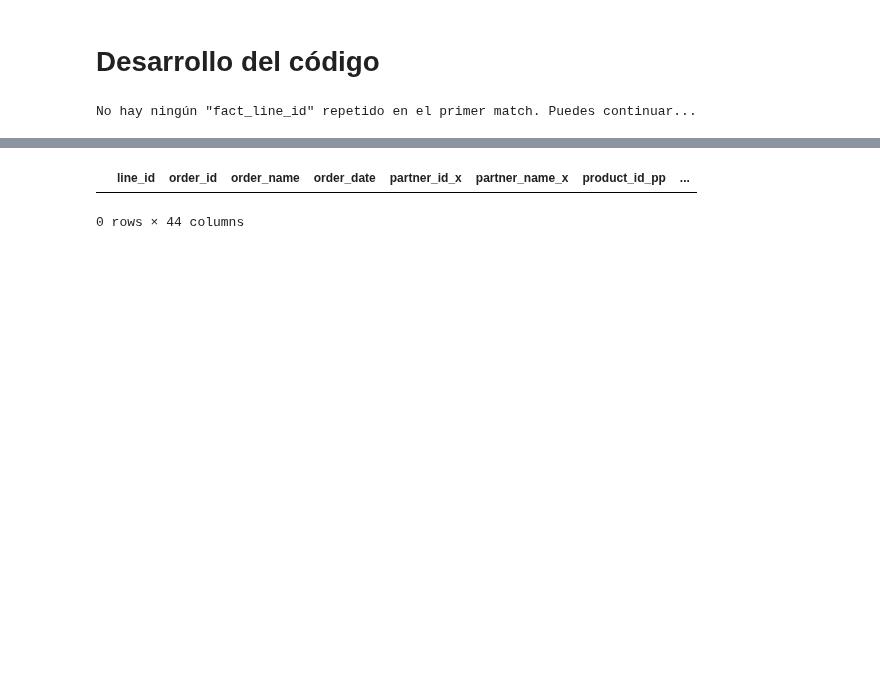
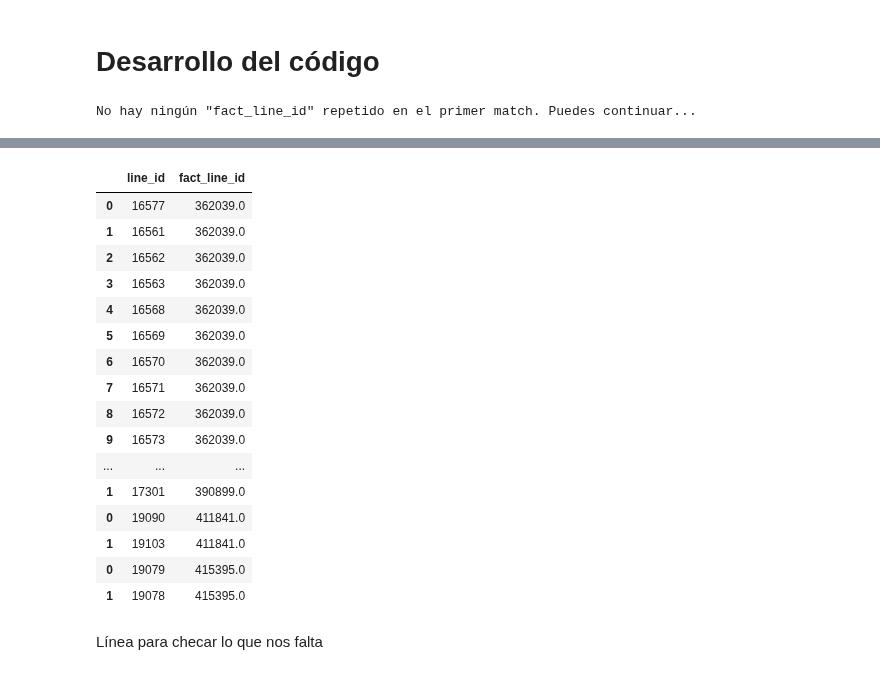
Before and after one commit to ecostichp/odoo_comisiones, a Jupyter notebook: comisiones/algoritmos/algoritmo_costo_de_venta_mes_func.ipynb, the cells around one changed output, grey strips where cells are left out. Drawn from its saved outputs; the diff is of its cells as text; code cells hidden in the pictures; blank space fills up the shorter version.

```diff
--- a/comisiones/algoritmos/algoritmo_costo_de_venta_mes_func.ipynb
+++ b/comisiones/algoritmos/algoritmo_costo_de_venta_mes_func.ipynb
@@ -294,7 +294,7 @@ def compras_func(compras_doc:pd.DataFrame, compras_line:pd.DataFrame, ultimo_cos
 # %% [markdown]
 # Pruebas
 # %%
-mes = 1
+mes = 6
 
 api_params = api_params_func()
 search_costo_ventas = search_costo_ventas_func(mes, tolerance=[0,0])
@@ -467,8 +469,6 @@ for i in range(len(compras_especiales_after_match_1)):
                 (~ventas_after_match_1['fact_line_id'].isin(match_2['fact_line_id']))
                 & (ventas_after_match_1['salesperson_name'] == linea_compra['vendedora'])
                 & (ventas_after_match_1['product_id'] == linea_compra['product_id_pp'])
-                # & (ventas_after_match_1['invoice_date'] >= linea_compra['order_date'] - pd.Timedelta(days=5))
-                # & (ventas_after_match_1['invoice_date'] <= linea_compra['order_date'] + pd.Timedelta(days=5))
             ]
 
     if not mini_df.empty:
@@ -479,24 +479,23 @@ for i in range(len(compras_especiales_after_match_1)):
         index = df_sort[df_sort['cumsum'] == linea_compra['product_qty']].index[0] if not df_sort[df_sort['cumsum'] == linea_compra['product_qty']].index.empty else None
         if index != None:
             df_sort.loc[:index , 'line_id'] = linea_compra['line_id']
+            df_to_keep = df_sort.loc[~df_sort['line_id'].isna()]
 
             if match_2.empty:
-                match_2 = df_sort.loc[~df_sort['line_id'].isna(), ['line_id','fact_line_id']].copy()
+                match_2 = df_to_keep[['line_id','fact_line_id']].copy()
             else:
                 match_2 = pd.concat([
                             match_2,
-                            df_sort.loc[~df_sort['line_id'].isna(), ['line_id','fact_line_id']],
+                            df_to_keep[['line_id','fact_line_id']],
                         ])
-
-        else:
-            df_sort.loc[:index , 'line_id'] = pd.NA
 # %%
 # Después de correr el 2do match, las ventas restantes
 ventas_after_match_2 = ventas_after_match_1.loc[
                                         ~ventas_after_match_1['fact_line_id'].isin(match_2['fact_line_id'])
                                     ]
 
-# Después de correr el 2do match, las compras restantes.
+# Después de correr el 2do match, las compras que restan y que sí tendrán venta a la cual mercharse.
 compras_especiales_after_match_2 = compras_especiales_after_match_1.loc[
-                                            ~compras_especiales_after_match_1['line_id'].isin(match_2['line_id'])
+                                            (~compras_especiales_after_match_1['line_id'].isin(match_2['line_id']))
+                                            & (compras_especiales_after_match_1['product_id_pp'].isin(ventas_after_match_2['product_id']))
                                         ]
@@ -502,0 +565,22 @@ compras_especiales_after_match_2 = compras_especiales_after_match_1.loc[
+# %%
+match_3_to_errase
+# %% [output]
+|  | line_id | fact_line_id |
+| 0 | 16577 | 362039.0 |
+| 1 | 16561 | 362039.0 |
+| 2 | 16562 | 362039.0 |
+| 3 | 16563 | 362039.0 |
+| 4 | 16568 | 362039.0 |
+| 5 | 16569 | 362039.0 |
+| 6 | 16570 | 362039.0 |
+| 7 | 16571 | 362039.0 |
+| 8 | 16572 | 362039.0 |
+| 9 | 16573 | 362039.0 |
+| ... | ... | ... |
+| 1 | 17301 | 390899.0 |
+| 0 | 19090 | 411841.0 |
+| 1 | 19103 | 411841.0 |
+| 0 | 19079 | 415395.0 |
+| 1 | 19078 | 415395.0 |
+# %% [markdown]
+Línea para checar lo que nos falta
@@ -518,5 +617,2 @@ match_3 = (
 # %%
-match_3[~match_3['fact_line_id'].isna()]
+# match_n[~match_3['fact_line_id'].isna()]
-# %% [output]
-|  | line_id | order_id | order_name | order_date | partner_id_x | partner_name_x | product_id_pp | ... |
-0 rows × 44 columns
```
Also changed, not shown: parts of 9 cells of this notebook, 12 other files.
